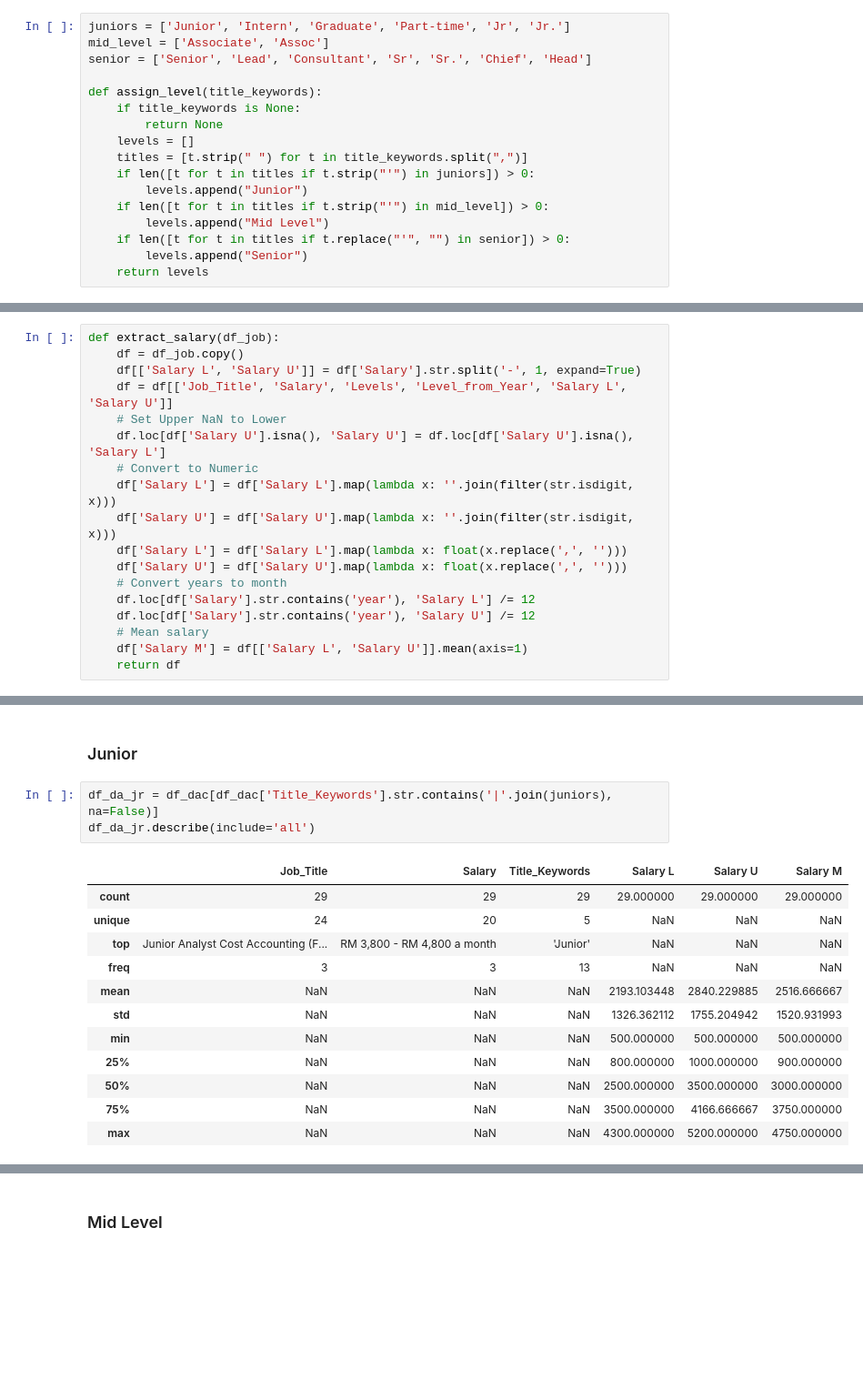
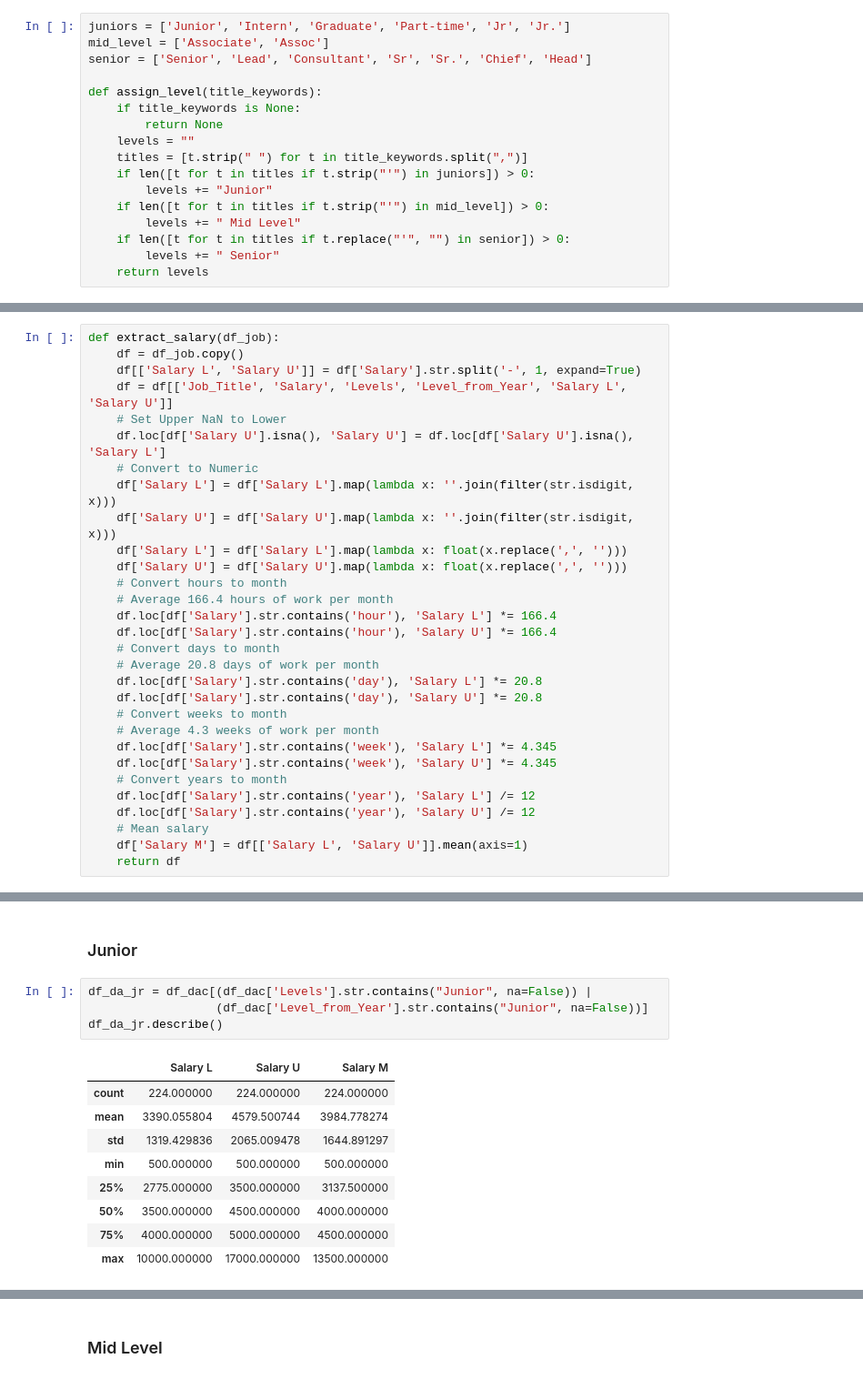
Before and after one commit to binxuankong/skills-ontology-project, a Jupyter notebook: Malaysia Data Professional Salary Insights.ipynb, the cells around one changed output, grey strips where cells are left out. Shown at 91% size. Cells and saved outputs as stored; diff of their text form; blank space fills up the shorter version.

Commit message:
Fix hourly/weekly salary

```diff
--- a/Malaysia Data Professional Salary Insights.ipynb
+++ b/Malaysia Data Professional Salary Insights.ipynb
@@ -201,14 +201,14 @@ senior = ['Senior', 'Lead', 'Consultant', 'Sr', 'Sr.', 'Chief', 'Head']
 def assign_level(title_keywords):
     if title_keywords is None:
         return None
-    levels = []
+    levels = ""
     titles = [t.strip(" ") for t in title_keywords.split(",")]
     if len([t for t in titles if t.strip("'") in juniors]) > 0:
-        levels.append("Junior")
+        levels += "Junior"
     if len([t for t in titles if t.strip("'") in mid_level]) > 0:
-        levels.append("Mid Level")
+        levels += " Mid Level"
     if len([t for t in titles if t.replace("'", "") in senior]) > 0:
-        levels.append("Senior")
+        levels += " Senior"
     return levels
 # %%
 df_das['Levels'] = df_das['Title_Keywords'].apply(lambda x: assign_level(x))
@@ -325,6 +329,18 @@ def extract_salary(df_job):
     df['Salary U'] = df['Salary U'].map(lambda x: ''.join(filter(str.isdigit, x)))
     df['Salary L'] = df['Salary L'].map(lambda x: float(x.replace(',', '')))
     df['Salary U'] = df['Salary U'].map(lambda x: float(x.replace(',', '')))
+    # Convert hours to month
+    # Average 166.4 hours of work per month
+    df.loc[df['Salary'].str.contains('hour'), 'Salary L'] *= 166.4
+    df.loc[df['Salary'].str.contains('hour'), 'Salary U'] *= 166.4
+    # Convert days to month
+    # Average 20.8 days of work per month
+    df.loc[df['Salary'].str.contains('day'), 'Salary L'] *= 20.8
+    df.loc[df['Salary'].str.contains('day'), 'Salary U'] *= 20.8
+    # Convert weeks to month
+    # Average 4.3 weeks of work per month
+    df.loc[df['Salary'].str.contains('week'), 'Salary L'] *= 4.345
+    df.loc[df['Salary'].str.contains('week'), 'Salary U'] *= 4.345
     # Convert years to month
     df.loc[df['Salary'].str.contains('year'), 'Salary L'] /= 12
     df.loc[df['Salary'].str.contains('year'), 'Salary U'] /= 12
@@ -530,21 +519,19 @@ senior = ['Senior', 'Lead', 'Consultant', 'Sr', 'Sr.', 'Chief', 'Head']
 # %% [markdown]
 ### Junior
 # %%
-df_da_jr = df_dac[df_dac['Title_Keywords'].str.contains('|'.join(juniors), na=False)]
-df_da_jr.describe(include='all')
+df_da_jr = df_dac[(df_dac['Levels'].str.contains("Junior", na=False)) |
+                  (df_dac['Level_from_Year'].str.contains("Junior", na=False))]
+df_da_jr.describe()
 # %% [output]
-|  | Job_Title | Salary | Title_Keywords | Salary L | Salary U | Salary M |
-| count | 29 | 29 | 29 | 29.000000 | 29.000000 | 29.000000 |
-| unique | 24 | 20 | 5 | NaN | NaN | NaN |
-| top | Junior Analyst Cost Accounting (F... | RM 3,800 - RM 4,800 a month | 'Junior' | NaN | NaN | NaN |
-| freq | 3 | 3 | 13 | NaN | NaN | NaN |
-| mean | NaN | NaN | NaN | 2193.103448 | 2840.229885 | 2516.666667 |
-| std | NaN | NaN | NaN | 1326.362112 | 1755.204942 | 1520.931993 |
-| min | NaN | NaN | NaN | 500.000000 | 500.000000 | 500.000000 |
-| 25% | NaN | NaN | NaN | 800.000000 | 1000.000000 | 900.000000 |
-| 50% | NaN | NaN | NaN | 2500.000000 | 3500.000000 | 3000.000000 |
-| 75% | NaN | NaN | NaN | 3500.000000 | 4166.666667 | 3750.000000 |
-| max | NaN | NaN | NaN | 4300.000000 | 5200.000000 | 4750.000000 |
+|  | Salary L | Salary U | Salary M |
+| count | 224.000000 | 224.000000 | 224.000000 |
+| mean | 3390.055804 | 4579.500744 | 3984.778274 |
+| std | 1319.429836 | 2065.009478 | 1644.891297 |
+| min | 500.000000 | 500.000000 | 500.000000 |
+| 25% | 2775.000000 | 3500.000000 | 3137.500000 |
+| 50% | 3500.000000 | 4500.000000 | 4000.000000 |
+| 75% | 4000.000000 | 5000.000000 | 4500.000000 |
+| max | 10000.000000 | 17000.000000 | 13500.000000 |
 # %%
 plot_distribution(df_da_jr['Salary M'], title="Salary (Junior)")
 # %% [output]
```
Also changed, not shown: parts of 55 cells of this notebook.
